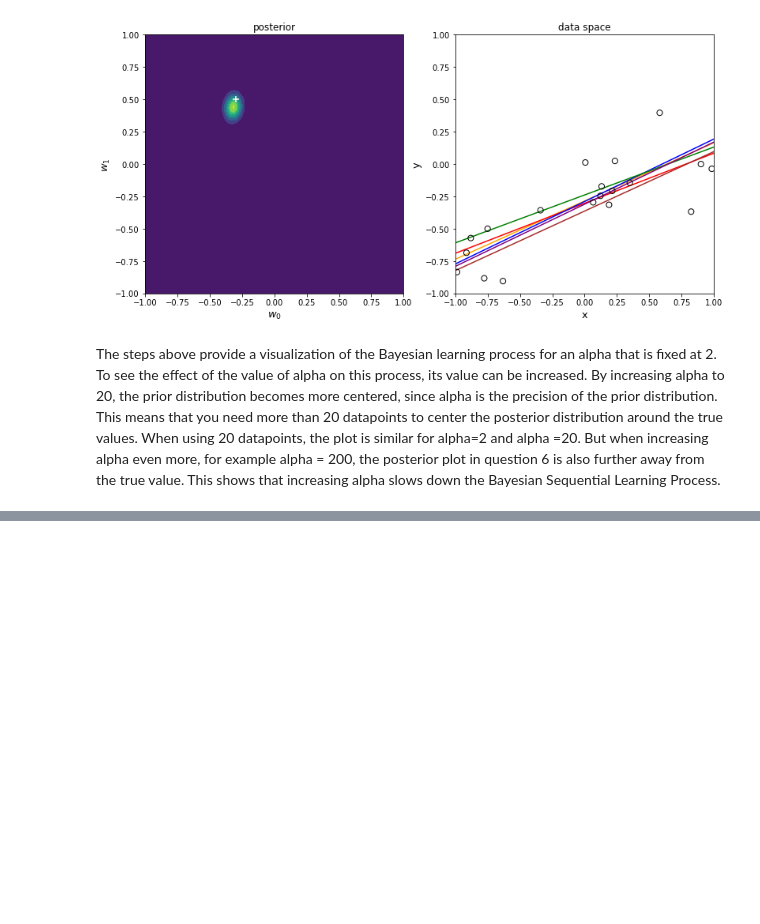
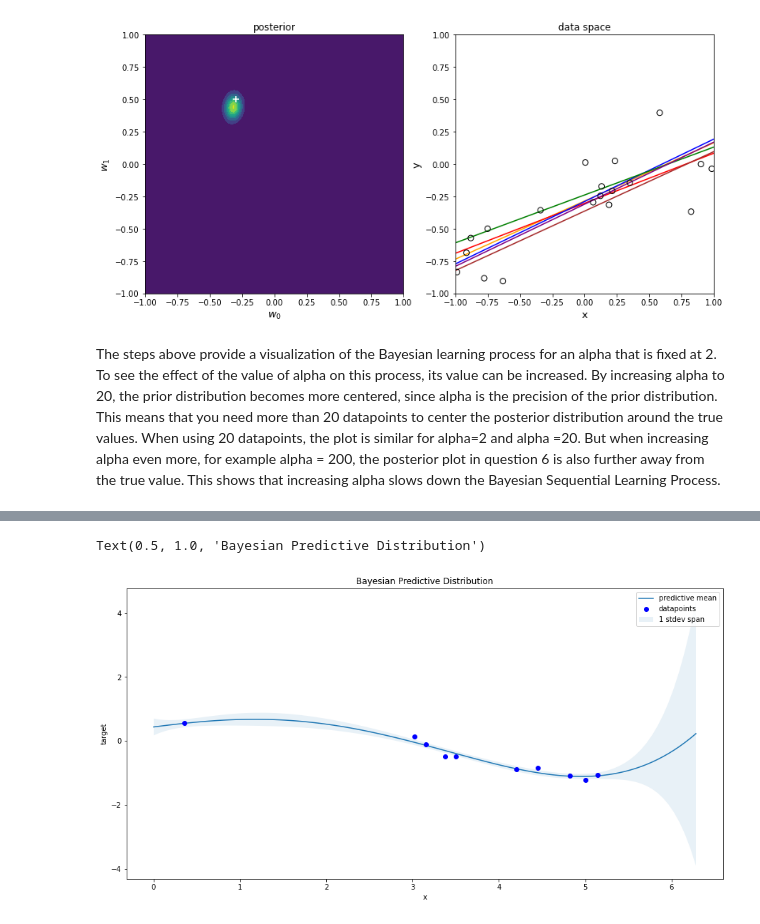
Before and after one commit to mvbrussel/Machine_Learning_samples, a Jupyter notebook: Bayesian Linear Regression.ipynb, the cells around one changed output, grey strips where cells are left out. Drawn from its saved outputs; the diff is of its cells as text; code cells hidden in the pictures; blank space fills up the shorter version.

```diff
--- a/Bayesian Linear Regression.ipynb
+++ b/Bayesian Linear Regression.ipynb
@@ -291,0 +322,5 @@ The steps above provide a visualization of the Bayesian learning process for an
+# %%
+def gen_sine2(n):
+    x = np.random.uniform(0, 2*pi, n)
+    t = np.random.normal(np.sin(x), 0.25)
+    return x, t
@@ -291,0 +331,6 @@ The steps above provide a visualization of the Bayesian learning process for an
+# %%
+def fit_polynomial_bayes(x, t, M, alpha, beta):
+    Phi = np.array([x**i for i in range(M+1)]).T
+    S = np.linalg.inv(alpha*np.identity(M+1) + beta*Phi.T@Phi)
+    m = beta*S@Phi.T@t
+    return m, S, Phi
@@ -291,0 +349,7 @@ The steps above provide a visualization of the Bayesian learning process for an
+# %%
+def predict_polynomial_bayes(x, m, S, beta):
+    comp_feat = np.array([x**i for i in range(M+1)])
+    Phi = comp_feat.T
+    mean = m.T@comp_feat
+    sigma = (1/beta + comp_feat.T@S@comp_feat).diagonal()
+    return mean, sigma, Phi
@@ -291,0 +364,22 @@ The steps above provide a visualization of the Bayesian learning process for an
+# %%
+M = 4
+alpha = 2/5
+beta = 1/(0.25**2)
+
+x, t = gen_sine2(10)
+m, S, Phi = fit_polynomial_bayes(x, t, M, alpha, beta)
+
+X = np.linspace(0, 2*pi, 100)
+mean, sigma, Phi = predict_polynomial_bayes(X, m, S, beta)
+
+plt.figure(figsize=[15,7.5], edgecolor='black')
+plt.plot(X, mean, label='predictive mean')
+plt.fill_between(X, mean+sigma, mean-sigma, alpha=0.1, label='1 stdev span')
+plt.plot(x, t, 'bo', label='datapoints')
+plt.legend()
+plt.xlabel('x')
+plt.ylabel('target')
+plt.title('Bayesian Predictive Distribution')
+# %% [output]
+Text(0.5, 1.0, 'Bayesian Predictive Distribution')
+[figure, added]
```
Also changed, not shown: parts of 9 cells of this notebook, 5 other files.
